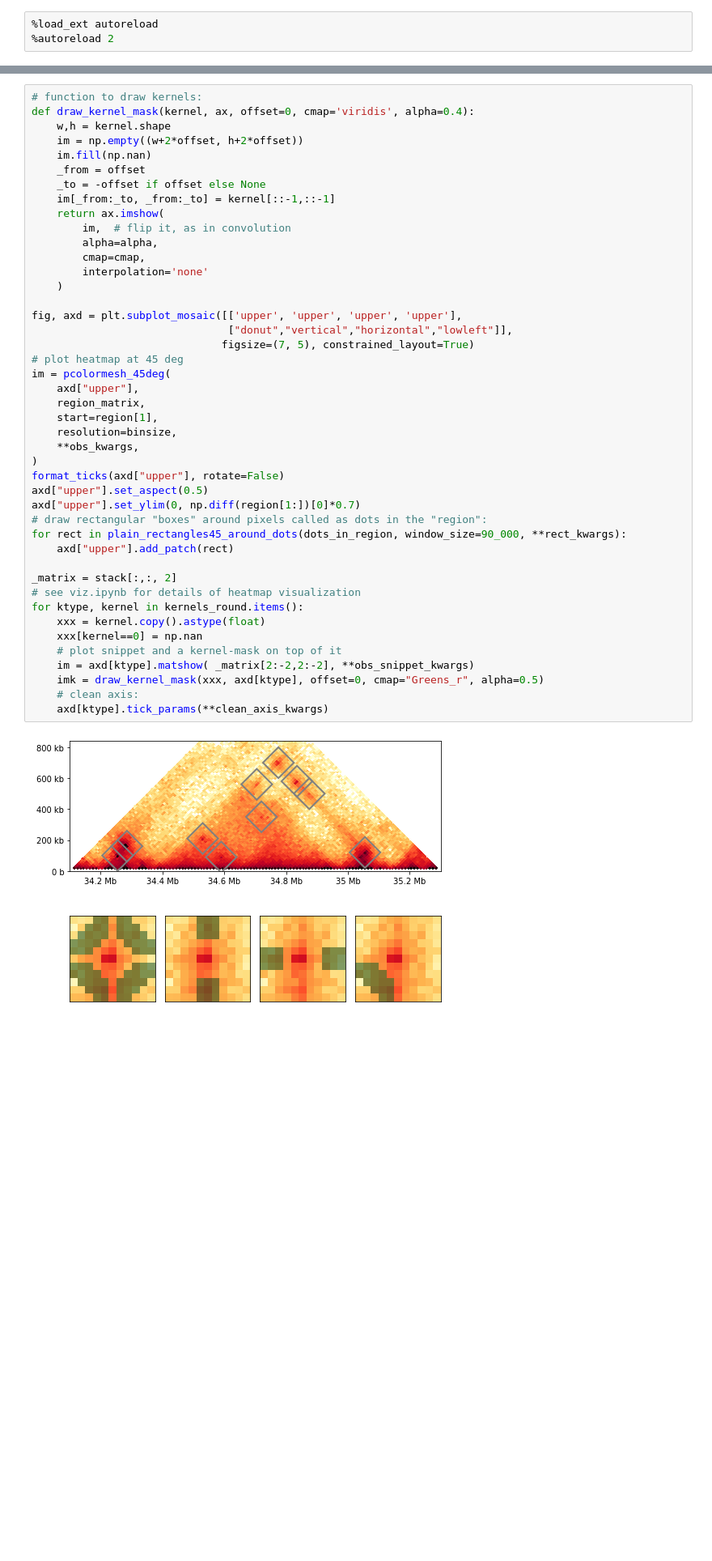
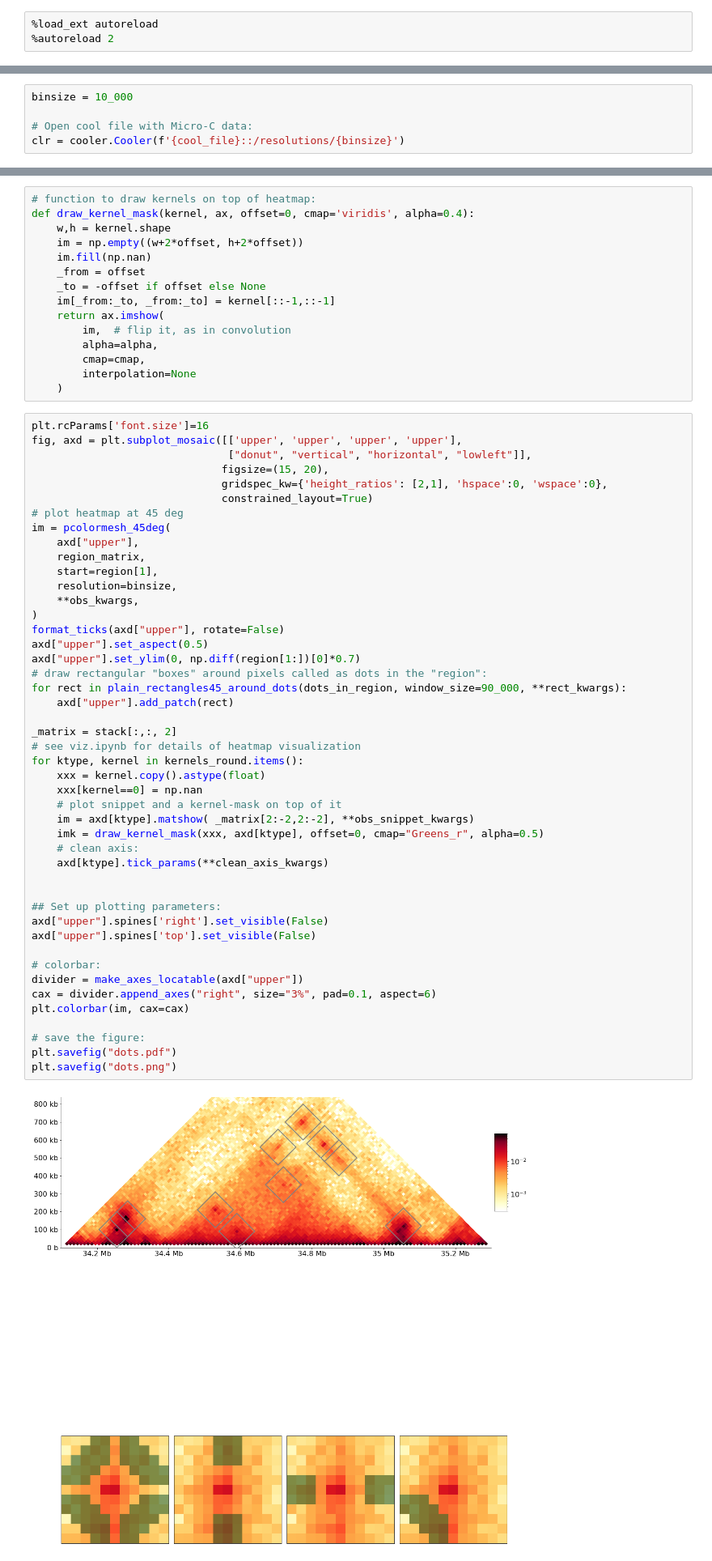
Before and after one commit to open2c/open2c_vignettes, a Jupyter notebook: cooltools_manuscript/Figure_dots_n_pileups.ipynb, the cells around one changed output, grey strips where cells are left out. Shown at 81% size. Cells and saved outputs as stored; diff of their text form; blank space fills up the shorter version.

Commit message:
Dots figures update

```diff
--- a/cooltools_manuscript/Figure_dots_n_pileups.ipynb
+++ b/cooltools_manuscript/Figure_dots_n_pileups.ipynb
@@ -81 +91,6 @@ To call dots, we need an input cooler file with Hi-C data, and regions for calcu
+# %%
+binsize = 10_000
+
+# Open cool file with Micro-C data:
+clr = cooler.Cooler(f'{cool_file}::/resolutions/{binsize}')
 # %%
@@ -438,46 +459,63 @@ a piece of a heatmap with the called dots along with the demonstration of kernel
+# %%
+# function to draw kernels on top of heatmap:
+def draw_kernel_mask(kernel, ax, offset=0, cmap='viridis', alpha=0.4):
+    w,h = kernel.shape
+    im = np.empty((w+2*offset, h+2*offset))
+    im.fill(np.nan)
+    _from = offset
+    _to = -offset if offset else None
+    im[_from:_to, _from:_to] = kernel[::-1,::-1]
+    return ax.imshow(
+        im,  # flip it, as in convolution
+        alpha=alpha,
+        cmap=cmap,
+        interpolation=None
+    )
 # %%
-# function to draw kernels:
-def draw_kernel_mask(kernel, ax, offset=0, cmap='viridis', alpha=0.4):
-    w,h = kernel.shape
-    im = np.empty((w+2*offset, h+2*offset))
-    im.fill(np.nan)
-    _from = offset
-    _to = -offset if offset else None
-    im[_from:_to, _from:_to] = kernel[::-1,::-1]
-    return ax.imshow(
-        im,  # flip it, as in convolution
-        alpha=alpha,
-        cmap=cmap,
-        interpolation='none'
-    )
-
+plt.rcParams['font.size']=16
 fig, axd = plt.subplot_mosaic([['upper', 'upper', 'upper', 'upper'],
-                               ["donut","vertical","horizontal","lowleft"]],
-                              figsize=(7, 5), constrained_layout=True)
+                               ["donut", "vertical", "horizontal", "lowleft"]],
+                              figsize=(15, 20),
+                              gridspec_kw={'height_ratios': [2,1], 'hspace':0, 'wspace':0},
+                              constrained_layout=True)
 # plot heatmap at 45 deg
 im = pcolormesh_45deg(
     axd["upper"],
     region_matrix,
     start=region[1],
     resolution=binsize,
     **obs_kwargs,
 )
 format_ticks(axd["upper"], rotate=False)
 axd["upper"].set_aspect(0.5)
 axd["upper"].set_ylim(0, np.diff(region[1:])[0]*0.7)
 # draw rectangular "boxes" around pixels called as dots in the "region":
 for rect in plain_rectangles45_around_dots(dots_in_region, window_size=90_000, **rect_kwargs):
     axd["upper"].add_patch(rect)
 
 _matrix = stack[:,:, 2]
 # see viz.ipynb for details of heatmap visualization
 for ktype, kernel in kernels_round.items():
     xxx = kernel.copy().astype(float)
     xxx[kernel==0] = np.nan
     # plot snippet and a kernel-mask on top of it
     im = axd[ktype].matshow( _matrix[2:-2,2:-2], **obs_snippet_kwargs)
     imk = draw_kernel_mask(xxx, axd[ktype], offset=0, cmap="Greens_r", alpha=0.5)
     # clean axis:
     axd[ktype].tick_params(**clean_axis_kwargs)
+
+
+## Set up plotting parameters:
+axd["upper"].spines['right'].set_visible(False)
+axd["upper"].spines['top'].set_visible(False)
+
+# colorbar:
+divider = make_axes_locatable(axd["upper"])
+cax = divider.append_axes("right", size="3%", pad=0.1, aspect=6)
+plt.colorbar(im, cax=cax)
+
+# save the figure:
+plt.savefig("dots.pdf")
+plt.savefig("dots.png")
 # %% [output]
-[figure, old version]
+[figure, new version]
```
Also changed, not shown: parts of 31 cells of this notebook.
